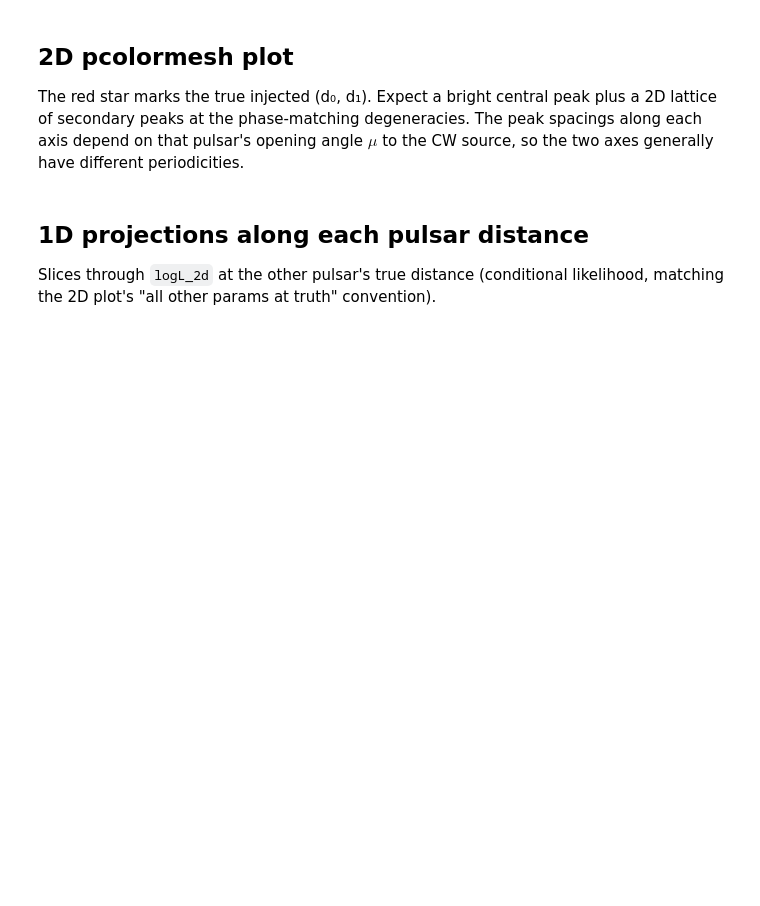
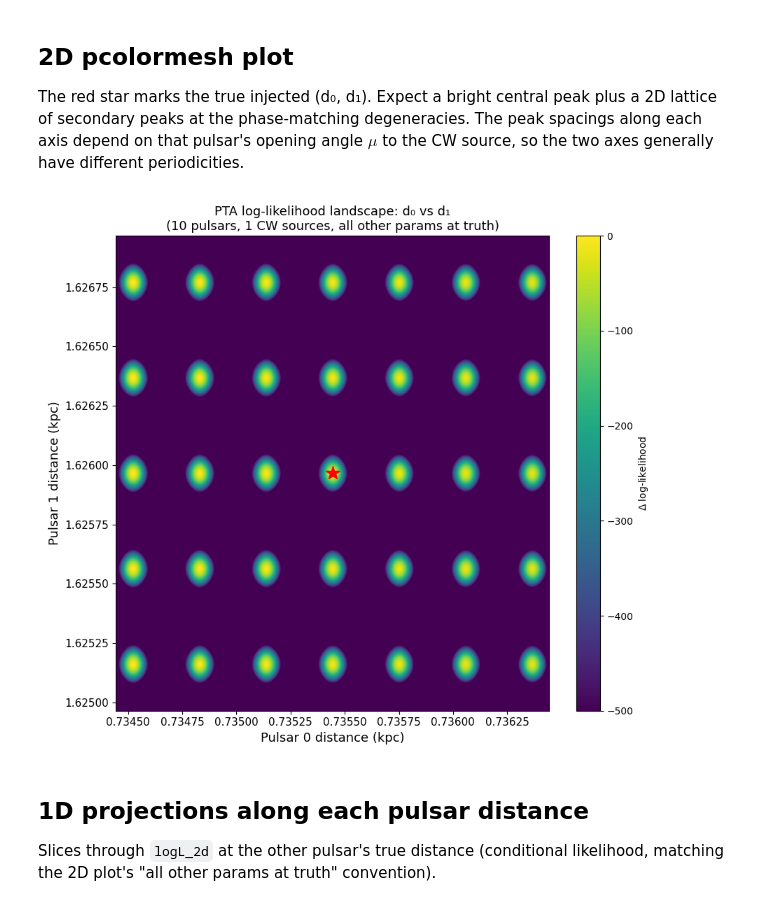
Before and after one commit to mshettyFE/jaxpint, a Jupyter notebook: examples/likelihood_contour_pulsar0_vs_pulsar1_distance.ipynb, the cells around one changed output. Drawn from its saved outputs; the diff is of its cells as text; code cells hidden in the pictures; blank space fills up the shorter version.

```diff
--- a/examples/likelihood_contour_pulsar0_vs_pulsar1_distance.ipynb
+++ b/examples/likelihood_contour_pulsar0_vs_pulsar1_distance.ipynb
@@ -48,13 +53,13 @@ from jaxpint.notebook_utils import (
 
 # ---- Configuration ----
 N_PULSARS = 10
-M_CW_SOURCES = 20
+M_CW_SOURCES = 1
 N_TOAS = 200
 START_MJD = 57000.0
 END_MJD = 60000.0       # ~8 yr observation span
 TOA_ERROR = 1e-8         # 10 ns
 FREQ = 1400.0            # MHz
-SEED = 123
+SEED = 42
 # %% [markdown]
 ## Generate random pulsars
 
@@ -145,27 +185,32 @@ N_GRID_Y = 2000
 
 PULSAR_A, PULSAR_B = 0, 1
 # %%
-true_dist_a = float(pulsar_params_list[PULSAR_A].param_value("PX"))
-true_dist_b = float(pulsar_params_list[PULSAR_B].param_value("PX"))
-print(f"Pulsar {PULSAR_A} true distance: {true_dist_a:.3f} kpc")
-print(f"Pulsar {PULSAR_B} true distance: {true_dist_b:.3f} kpc")
+true_px_a_mas = float(pulsar_params_list[PULSAR_A].param_value("PX"))
+true_px_b_mas = float(pulsar_params_list[PULSAR_B].param_value("PX"))
+true_dist_a = 1.0 / true_px_a_mas
+true_dist_b = 1.0 / true_px_b_mas
+print(f"Pulsar {PULSAR_A} true distance: {true_dist_a:.3f} kpc "
+      f"(PX = {true_px_a_mas:.4f} mas)")
+print(f"Pulsar {PULSAR_B} true distance: {true_dist_b:.3f} kpc "
+      f"(PX = {true_px_b_mas:.4f} mas)")
 
+# Build both grids in kpc for the plot axes, then invert to mas for the sweep.
 dist_a_grid = np.linspace(true_dist_a - HALF_WINDOW_KPC_X,
                           true_dist_a + HALF_WINDOW_KPC_X, N_GRID_X)
 dist_b_grid = np.linspace(true_dist_b - HALF_WINDOW_KPC_Y,
                           true_dist_b + HALF_WINDOW_KPC_Y, N_GRID_Y)
+px_a_mas_grid = 1.0 / dist_a_grid
+px_b_mas_grid = 1.0 / dist_b_grid
 
-
-def eval_logL_2d(px_a, px_b):
-    pp_a = pp_tuple[PULSAR_A].with_value("PX", px_a)
-    pp_b = pp_tuple[PULSAR_B].with_value("PX", px_b)
+def eval_logL_2d(px_a_mas, px_b_mas):
+    pp_a = pp_tuple[PULSAR_A].with_value("PX", px_a_mas)
+    pp_b = pp_tuple[PULSAR_B].with_value("PX", px_b_mas)
     pp_mod = (pp_a, pp_b) + pp_tuple[2:]
     return pta_logL(gp, pp_mod, config)
-
 
 # Chunked row sweep: trades a Python loop for bounded memory. chunk_rows=1 is
 # the most memory-conservative; raise if you have headroom.
 print(f"Computing {N_GRID_X} x {N_GRID_Y} = {N_GRID_X * N_GRID_Y} "
       f"likelihood evaluations (chunked rows)...")
-logL_2d = sweep_2d_logL(eval_logL_2d, dist_a_grid, dist_b_grid, chunk_rows=1)
+logL_2d = sweep_2d_logL(eval_logL_2d, px_a_mas_grid, px_b_mas_grid, chunk_rows=1)
 print("Done.")
@@ -180,22 +230,32 @@ different periodicities.
 # %%
 fig, ax = plt.subplots(figsize=(9, 8))
 
+# logL_2d is indexed by (px_b_mas_grid, px_a_mas_grid) in sweep order. Since
+# distance = 1 / PX is monotonically decreasing, reverse both axes to present
+# the plot in ascending kpc.
+dist_a_plot = dist_a_grid[::-1]
+dist_b_plot = dist_b_grid[::-1]
+logL_2d_plot = logL_2d[::-1, ::-1]
+
 mesh = plot_2d_delta_logL(
-    ax, dist_a_grid, dist_b_grid, logL_2d,
-    # true star marker is commented out in the original; pass None.
-    true_xy=None,
+    ax, dist_a_plot, dist_b_plot, logL_2d_plot,
 )
+
+ax.plot(true_dist_a, true_dist_b, "r*", markersize=15, label="True values")
+
 ax.set_xlabel(f"Pulsar {PULSAR_A} distance (kpc)", fontsize=13)
 ax.set_ylabel(f"Pulsar {PULSAR_B} distance (kpc)", fontsize=13)
 ax.set_title(
     f"PTA log-likelihood landscape: d₀ vs d₁\n"
     f"({N_PULSARS} pulsars, {M_CW_SOURCES} CW sources, all other params at truth)",
     fontsize=13,
 )
 ax.tick_params(labelsize=11)
 fig.colorbar(mesh, ax=ax, label=r"$\Delta$ log-likelihood")
 fig.tight_layout()
 plt.show()
+# %% [output]
+[figure, added]
 # %% [markdown]
 ## 1D projections along each pulsar distance
 
```
Also changed, not shown: parts of 7 cells of this notebook, 10 other files.
